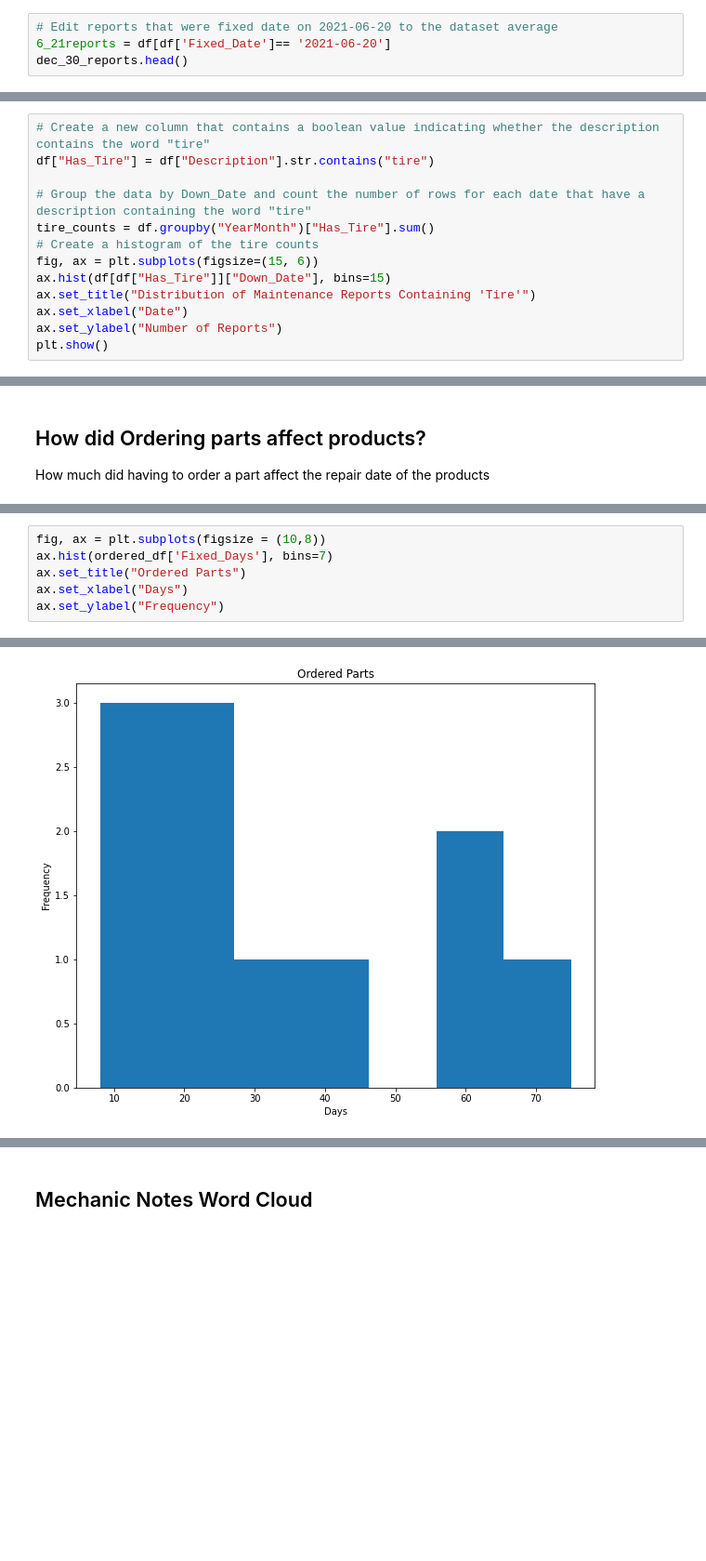
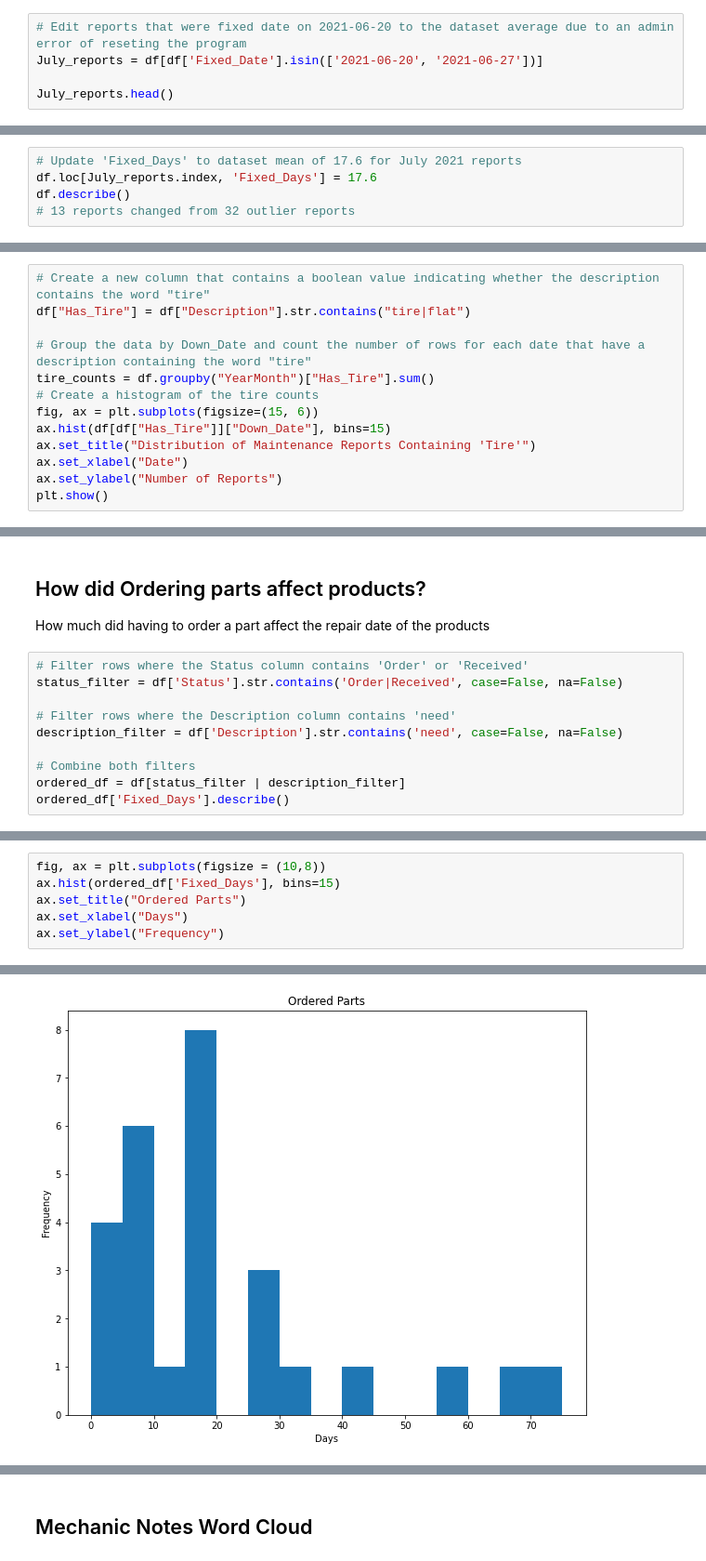
Before and after one commit to robertmounce/Python_Portfolio, a Jupyter notebook: wheel-fun-rentals-cleaning-and-basic-analysis.ipynb, the cells around one changed output, grey strips where cells are left out. Shown at 93% size. Saved outputs shown, nothing was run; the diff lists cells and outputs as text; blank space fills up the shorter version.

```diff
--- a/wheel-fun-rentals-cleaning-and-basic-analysis.ipynb
+++ b/wheel-fun-rentals-cleaning-and-basic-analysis.ipynb
@@ -576,6 +671,7 @@ fixed_days_over_35.head()
 # %%
-# Edit reports that were fixed date on 2021-06-20 to the dataset average
-6_21reports = df[df['Fixed_Date']== '2021-06-20']
-dec_30_reports.head()
+# Edit reports that were fixed date on 2021-06-20 to the dataset average due to an admin error of reseting the program
+July_reports = df[df['Fixed_Date'].isin(['2021-06-20', '2021-06-27'])]
+
+July_reports.head()
 # %% [output]
 |  | Location | Down_Date | Product | Description | Mechanic_Notes | Status | PartComment | Product_Num | ... |
@@ -589,0 +715,5 @@ df['Fixed_Days'].hist()
+# %%
+# Update 'Fixed_Days' to dataset mean of 17.6 for July 2021 reports
+df.loc[July_reports.index, 'Fixed_Days'] = 17.6
+df.describe()
+# 13 reports changed from 32 outlier reports
@@ -756,7 +896,7 @@ plt.show()
 ## Tire Related Problems Overtime
 # %%
 # Create a new column that contains a boolean value indicating whether the description contains the word "tire"
-df["Has_Tire"] = df["Description"].str.contains("tire")
+df["Has_Tire"] = df["Description"].str.contains("tire|flat")
 
 # Group the data by Down_Date and count the number of rows for each date that have a description containing the word "tire"
 tire_counts = df.groupby("YearMonth")["Has_Tire"].sum()
@@ -840,3 +1036,13 @@ plt.show()
 # %% [markdown]
 ## How did Ordering parts affect products?
 How much did having to order a part affect the repair date of the products
+# %%
+# Filter rows where the Status column contains 'Order' or 'Received'
+status_filter = df['Status'].str.contains('Order|Received', case=False, na=False)
+
+# Filter rows where the Description column contains 'need'
+description_filter = df['Description'].str.contains('need', case=False, na=False)
+
+# Combine both filters
+ordered_df = df[status_filter | description_filter]
+ordered_df['Fixed_Days'].describe()
@@ -843,10 +1059,10 @@ How much did having to order a part affect the repair date of the products
 # %%
 fig, ax = plt.subplots(figsize = (10,8))
-ax.hist(ordered_df['Fixed_Days'], bins=7)
+ax.hist(ordered_df['Fixed_Days'], bins=15)
 ax.set_title("Ordered Parts")
 ax.set_xlabel("Days")
 ax.set_ylabel("Frequency")
 # %% [output]
 Text(0, 0.5, 'Frequency')
-[figure, old version]
+[figure, new version]
 # %%
```
Also changed, not shown: parts of 47 cells of this notebook.
